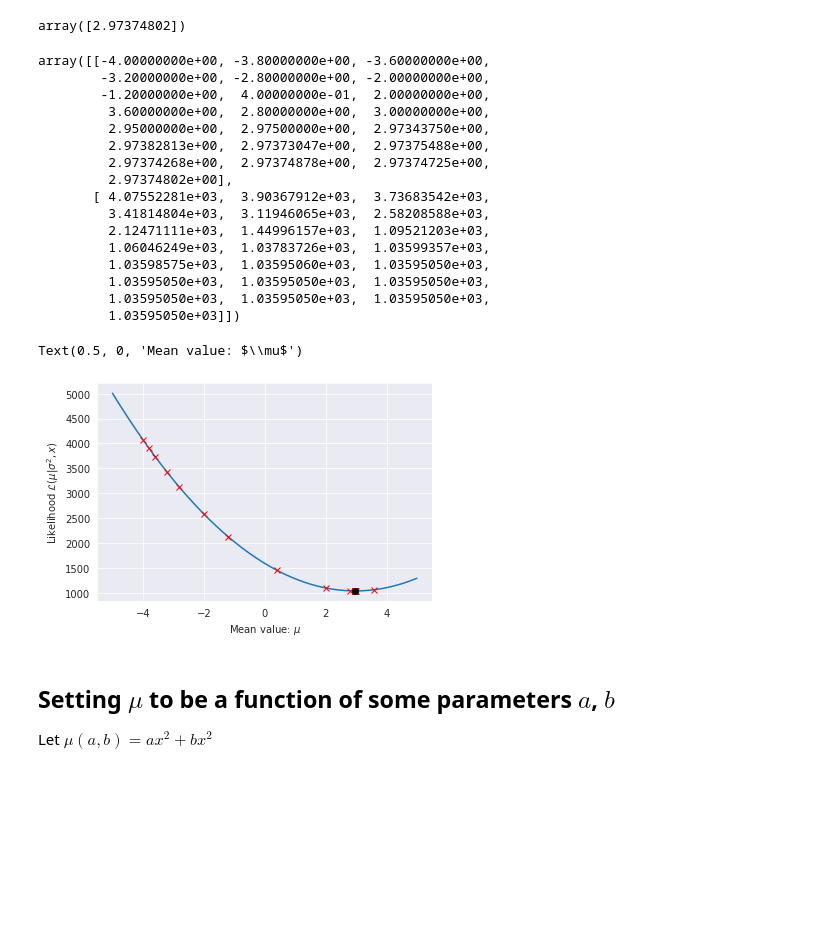
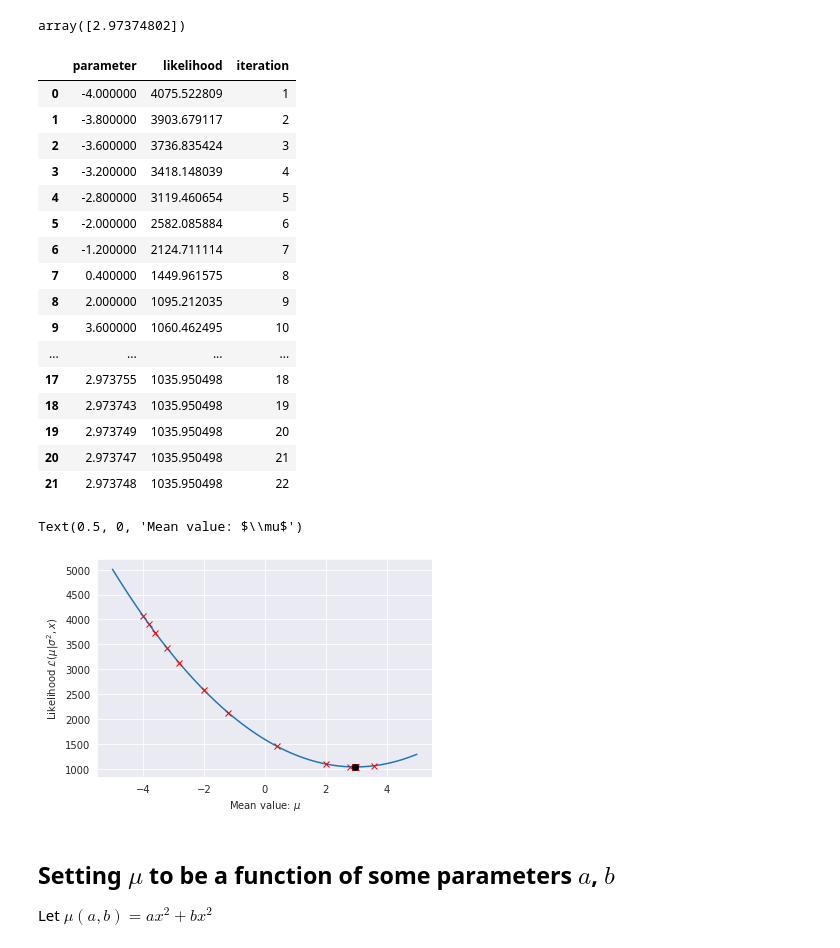
Before and after one commit to jakegodsall/non-analytic-minimisation, a Jupyter notebook: theory.ipynb, the cells around one changed output. Saved outputs shown, nothing was run; the diff lists cells and outputs as text; code cells hidden in the pictures; blank space fills up the shorter version.

Commit message:
generated 1d plot using the dataframe from Simulate.to_dataframe() to generate callback

```diff
--- a/theory.ipynb
+++ b/theory.ipynb
@@ -116,43 +116,43 @@ Optimization terminated successfully.
          Iterations: 27
          Function evaluations: 54
 array([2.97374802])
-# %%
-test = np.array((lik_sim.decreasing_list_calls_inp, lik_sim.decreasing_list_calls_res))
-
-test
-# %% [output]
-array([[-4.00000000e+00, -3.80000000e+00, -3.60000000e+00,
-        -3.20000000e+00, -2.80000000e+00, -2.00000000e+00,
-        -1.20000000e+00,  4.00000000e-01,  2.00000000e+00,
-         3.60000000e+00,  2.80000000e+00,  3.00000000e+00,
-         2.95000000e+00,  2.97500000e+00,  2.97343750e+00,
-         2.97382813e+00,  2.97373047e+00,  2.97375488e+00,
-         2.97374268e+00,  2.97374878e+00,  2.97374725e+00,
-         2.97374802e+00],
-       [ 4.07552281e+03,  3.90367912e+03,  3.73683542e+03,
-         3.41814804e+03,  3.11946065e+03,  2.58208588e+03,
-         2.12471111e+03,  1.44996157e+03,  1.09521203e+03,
-         1.06046249e+03,  1.03783726e+03,  1.03599357e+03,
-         1.03598575e+03,  1.03595060e+03,  1.03595050e+03,
-         1.03595050e+03,  1.03595050e+03,  1.03595050e+03,
-         1.03595050e+03,  1.03595050e+03,  1.03595050e+03,
-         1.03595050e+03]])
-# %%
-mu = np.arange(-5, 5, 0.01)
-likelihood_values = []
-
-for val in mu:
-    likelihood_values.append(likelihood(val, sample))
-
-plt.plot(mu, likelihood_values)
-plt.plot(test[0], test[1], 'rx')
-plt.plot(lik_model.x, lik_model.fun, 'ko')
-
-plt.ylabel("Likelihood $\mathcal{L}(\mu | \sigma^{2}, x)$")
-plt.xlabel("Mean value: $\mu$")
-# %% [output]
-Text(0.5, 0, 'Mean value: $\\mu$')
-[figure, removed]
+# %%
+callback = lik_sim.to_dataframe()
+callback
+# %% [output]
+|  | parameter | likelihood | iteration |
+| 0 | -4.000000 | 4075.522809 | 1 |
+| 1 | -3.800000 | 3903.679117 | 2 |
+| 2 | -3.600000 | 3736.835424 | 3 |
+| 3 | -3.200000 | 3418.148039 | 4 |
+| 4 | -2.800000 | 3119.460654 | 5 |
+| 5 | -2.000000 | 2582.085884 | 6 |
+| 6 | -1.200000 | 2124.711114 | 7 |
+| 7 | 0.400000 | 1449.961575 | 8 |
+| 8 | 2.000000 | 1095.212035 | 9 |
+| 9 | 3.600000 | 1060.462495 | 10 |
+| ... | ... | ... | ... |
+| 17 | 2.973755 | 1035.950498 | 18 |
+| 18 | 2.973743 | 1035.950498 | 19 |
+| 19 | 2.973749 | 1035.950498 | 20 |
+| 20 | 2.973747 | 1035.950498 | 21 |
+| 21 | 2.973748 | 1035.950498 | 22 |
+# %%
+mu = np.arange(-5, 5, 0.01)
+likelihood_values = []
+
+for val in mu:
+    likelihood_values.append(likelihood(val, sample))
+
+plt.plot(mu, likelihood_values)
+plt.plot(callback.parameter, callback.likelihood, 'rx')
+plt.plot(lik_model.x, lik_model.fun, 'ko')
+
+plt.ylabel("Likelihood $\mathcal{L}(\mu | \sigma^{2}, x)$")
+plt.xlabel("Mean value: $\mu$")
+# %% [output]
+Text(0.5, 0, 'Mean value: $\\mu$')
+[figure, added]
 # %% [markdown]
 ## Setting $\mu$ to be a function of some parameters $a$, $b$
 
```
Also changed, not shown: parts of 12 cells of this notebook.
